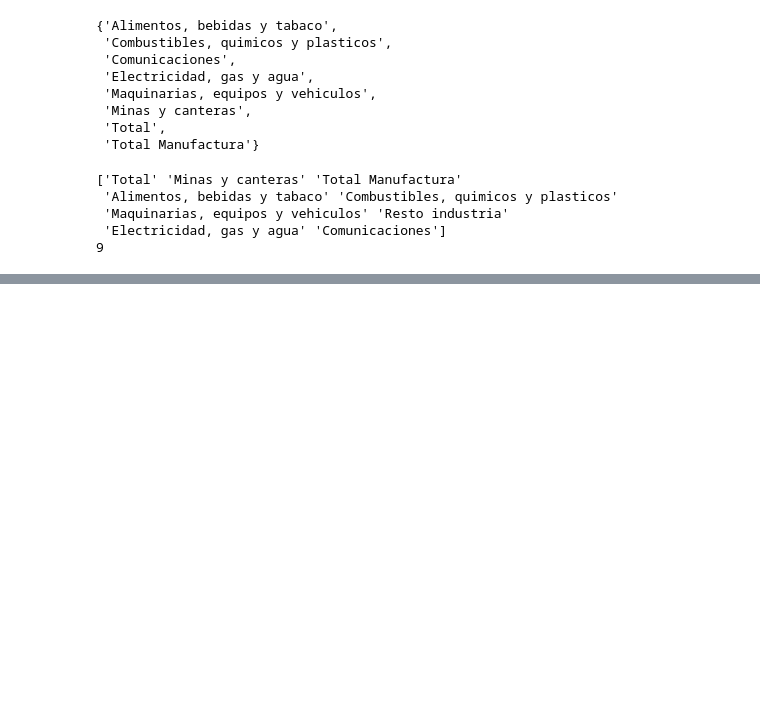
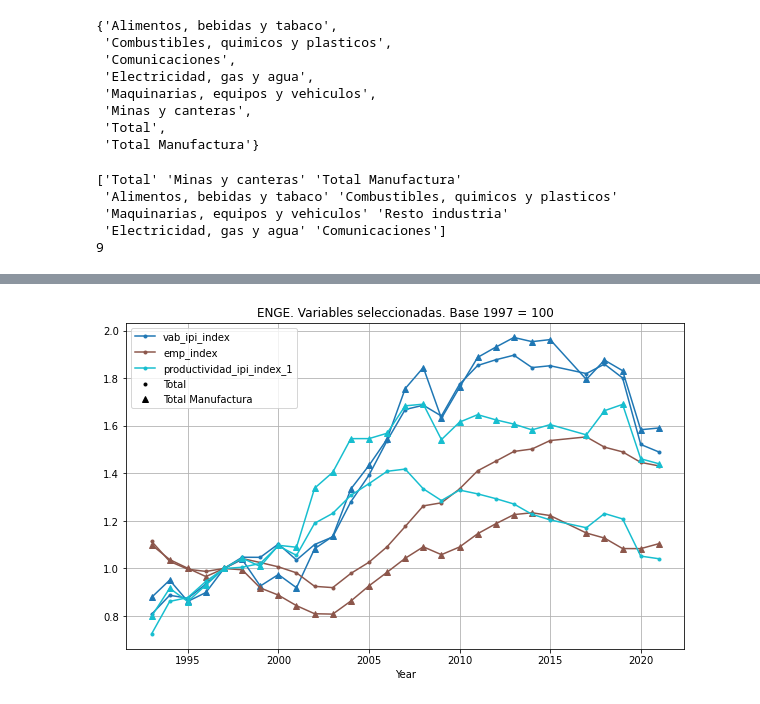
Before and after one commit to mateosuster/productivity_measures, a Jupyter notebook: enge/enge.ipynb, the cells around one changed output, grey strips where cells are left out. Cells and saved outputs as stored; diff of their text form; code cells hidden in the pictures; blank space fills up the shorter version.

```diff
--- a/enge/enge.ipynb
+++ b/enge/enge.ipynb
@@ -345,16 +372,0 @@ plt.show()
-# %%
-variable = variables[0]
-
-# Assuming your dataframe is named 'df'
-plt.figure(figsize=(10, 6))  # Adjust the figure size if needed
-
-# Group the data by sector and plot each group separately
-for sector, data in data_join.groupby('sector'):
-    plt.plot(data['year'], data[variable], label=sector)
-
-plt.xlabel('Year')
-plt.ylabel('prod_tcp')
-plt.title('Line Plot of prod_tcp by Year and Sector')
-plt.legend()  # Show the legend with sector labels
-plt.grid(True)  # Add a grid
-plt.show()
@@ -404,0 +395,40 @@ plt.show()
+# %%
+sectors = ['Total',    'Total Manufactura'] # 'Minas y canteras',
+
+df_sel_index = data_join.loc[data_join['sector'].isin(sectors), ['year', 'sector',  'vab_ipi_index', 'emp_index',
+                                                                 'productividad_ipi_index_1', ]] # 'ipi_empalme_04',
+
+
+# Extract variables for plotting
+x = df_sel_index['year']
+y_vars = df_sel_index.columns[2:]  # Select all columns except 'year' and 'sector'
+sectors = df_sel_index['sector'].unique()
+
+# Create a color map for the variables
+colors = plt.cm.get_cmap('tab10', len(y_vars))
+markers = ['.', '^']
+
+# Create the line plot
+plt.figure(figsize=(10, 6))
+for i, var in enumerate(y_vars):
+    for j, sector in enumerate(sectors):
+        df_sector = df_sel_index[df_sel_index['sector'] == sector]
+        plt.plot(df_sector['year'], df_sector[var], color=colors(i), marker=markers[j], label=var if j == 0 else None)
+
+# Set labels and title
+plt.xlabel('Year')
+plt.ylabel('')
+plt.title('ENGE. Variables seleccionadas. Base 1997 = 100')
+
+# Add a legend
+handles, labels = plt.gca().get_legend_handles_labels()
+handles.extend([plt.Line2D([], [], color='black', marker=marker, linestyle='None') for marker in markers])
+labels.extend(sectors)
+plt.legend(handles, labels)
+
+plt.grid(True)  # Add a grid
+
+# Show the plot
+plt.show()
+# %% [output]
+[figure, added]
```
Also changed, not shown: parts of 19 cells of this notebook, 8 other files.
